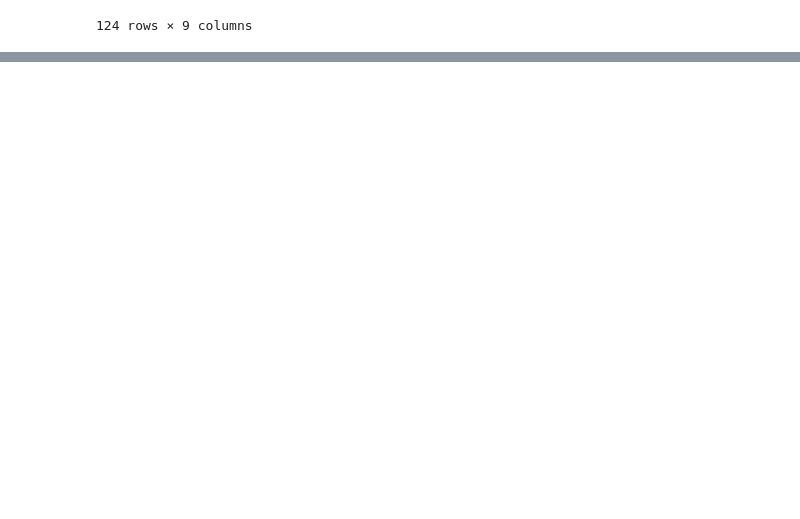
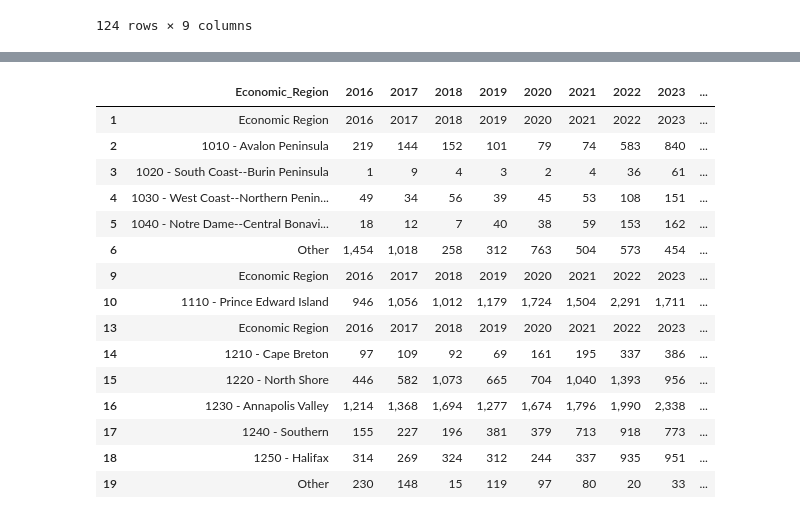
Before and after one commit to JohnNguyenAnh/LMIA_evaluation_project, a Jupyter notebook: EDA data/eda_data_table_03.ipynb, the cells around one changed output, grey strips where cells are left out. Cells and saved outputs as stored; diff of their text form; code cells hidden in the pictures; blank space fills up the shorter version.

```diff
--- a/EDA data/eda_data_table_03.ipynb
+++ b/EDA data/eda_data_table_03.ipynb
@@ -130,0 +106,20 @@ df_cleaned.head(20)
+# %%
+df = df.dropna(how='any')
+df.head(15)
+# %% [output]
+|  | Economic_Region | 2016 | 2017 | 2018 | 2019 | 2020 | 2021 | 2022 | 2023 | ... |
+| 1 | Economic Region | 2016 | 2017 | 2018 | 2019 | 2020 | 2021 | 2022 | 2023 | ... |
+| 2 | 1010 - Avalon Peninsula | 219 | 144 | 152 | 101 | 79 | 74 | 583 | 840 | ... |
+| 3 | 1020 - South Coast--Burin Peninsula | 1 | 9 | 4 | 3 | 2 | 4 | 36 | 61 | ... |
+| 4 | 1030 - West Coast--Northern Penin... | 49 | 34 | 56 | 39 | 45 | 53 | 108 | 151 | ... |
+| 5 | 1040 - Notre Dame--Central Bonavi... | 18 | 12 | 7 | 40 | 38 | 59 | 153 | 162 | ... |
+| 6 | Other | 1,454 | 1,018 | 258 | 312 | 763 | 504 | 573 | 454 | ... |
+| 9 | Economic Region | 2016 | 2017 | 2018 | 2019 | 2020 | 2021 | 2022 | 2023 | ... |
+| 10 | 1110 - Prince Edward Island | 946 | 1,056 | 1,012 | 1,179 | 1,724 | 1,504 | 2,291 | 1,711 | ... |
+| 13 | Economic Region | 2016 | 2017 | 2018 | 2019 | 2020 | 2021 | 2022 | 2023 | ... |
+| 14 | 1210 - Cape Breton | 97 | 109 | 92 | 69 | 161 | 195 | 337 | 386 | ... |
+| 15 | 1220 - North Shore | 446 | 582 | 1,073 | 665 | 704 | 1,040 | 1,393 | 956 | ... |
+| 16 | 1230 - Annapolis Valley | 1,214 | 1,368 | 1,694 | 1,277 | 1,674 | 1,796 | 1,990 | 2,338 | ... |
+| 17 | 1240 - Southern | 155 | 227 | 196 | 381 | 379 | 713 | 918 | 773 | ... |
+| 18 | 1250 - Halifax | 314 | 269 | 324 | 312 | 244 | 337 | 935 | 951 | ... |
+| 19 | Other | 230 | 148 | 15 | 119 | 97 | 80 | 20 | 33 | ... |
```
Also changed, not shown: parts of 12 cells of this notebook, 28 other files.
